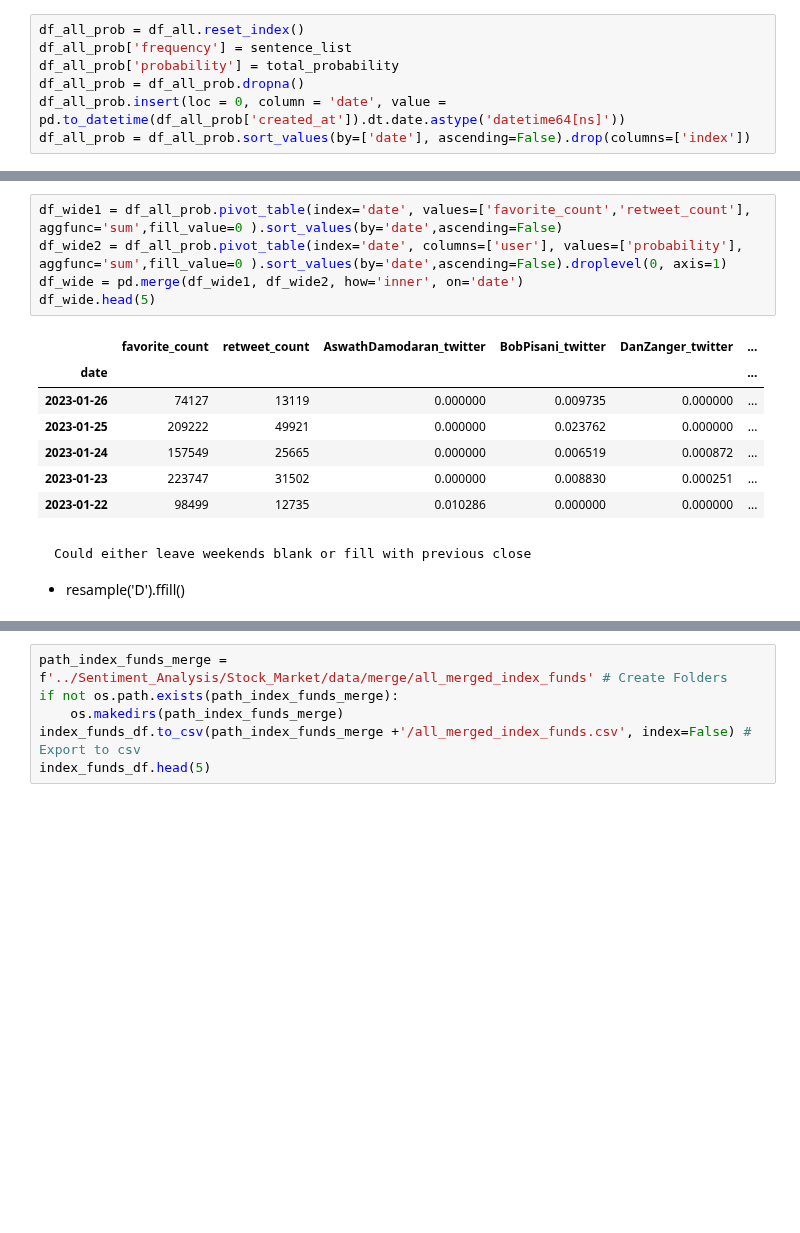
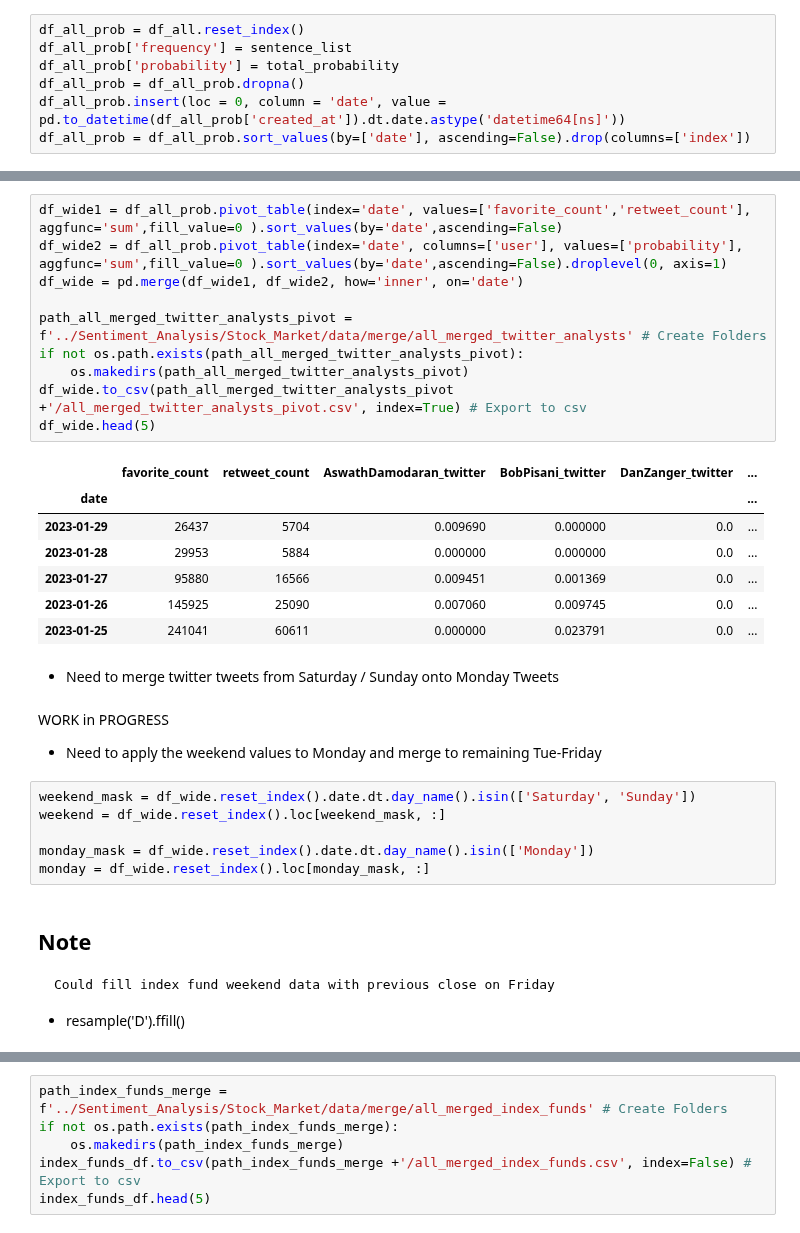
Before and after one commit to KeatonSpiller/Sentiment_Analysis, a Jupyter notebook: Stock_Market/notebooks/TwitterBot.ipynb, the cells around one changed output, grey strips where cells are left out. Drawn from its saved outputs; the diff is of its cells as text; blank space fills up the shorter version.

```diff
--- a/Stock_Market/notebooks/TwitterBot.ipynb
+++ b/Stock_Market/notebooks/TwitterBot.ipynb
@@ -216,18 +214,35 @@ df_all_prob.head(2)
 # %%
 df_wide1 = df_all_prob.pivot_table(index='date', values=['favorite_count','retweet_count'], aggfunc='sum',fill_value=0 ).sort_values(by='date',ascending=False)
 df_wide2 = df_all_prob.pivot_table(index='date', columns=['user'], values=['probability'], aggfunc='sum',fill_value=0 ).sort_values(by='date',ascending=False).droplevel(0, axis=1)
 df_wide = pd.merge(df_wide1, df_wide2, how='inner', on='date')
+
+path_all_merged_twitter_analysts_pivot = f'../Sentiment_Analysis/Stock_Market/data/merge/all_merged_twitter_analysts' # Create Folders
+if not os.path.exists(path_all_merged_twitter_analysts_pivot):
+    os.makedirs(path_all_merged_twitter_analysts_pivot)
+df_wide.to_csv(path_all_merged_twitter_analysts_pivot +'/all_merged_twitter_analysts_pivot.csv', index=True) # Export to csv
 df_wide.head(5)
 # %% [output]
 |  | favorite_count | retweet_count | AswathDamodaran_twitter | BobPisani_twitter | DanZanger_twitter | ... |
 | date |  |  |  |  |  | ... |
-| 2023-01-26 | 74127 | 13119 | 0.000000 | 0.009735 | 0.000000 | ... |
-| 2023-01-25 | 209222 | 49921 | 0.000000 | 0.023762 | 0.000000 | ... |
-| 2023-01-24 | 157549 | 25665 | 0.000000 | 0.006519 | 0.000872 | ... |
-| 2023-01-23 | 223747 | 31502 | 0.000000 | 0.008830 | 0.000251 | ... |
-| 2023-01-22 | 98499 | 12735 | 0.010286 | 0.000000 | 0.000000 | ... |
+| 2023-01-29 | 26437 | 5704 | 0.009690 | 0.000000 | 0.0 | ... |
+| 2023-01-28 | 29953 | 5884 | 0.000000 | 0.000000 | 0.0 | ... |
+| 2023-01-27 | 95880 | 16566 | 0.009451 | 0.001369 | 0.0 | ... |
+| 2023-01-26 | 145925 | 25090 | 0.007060 | 0.009745 | 0.0 | ... |
+| 2023-01-25 | 241041 | 60611 | 0.000000 | 0.023791 | 0.0 | ... |
+# %% [markdown]
+- Need to merge twitter tweets from Saturday / Sunday onto Monday Tweets
+# %% [markdown]
+WORK in PROGRESS
+- Need to apply the weekend values to Monday and merge to remaining Tue-Friday
+# %%
+weekend_mask = df_wide.reset_index().date.dt.day_name().isin(['Saturday', 'Sunday'])
+weekend = df_wide.reset_index().loc[weekend_mask, :]
+
+monday_mask = df_wide.reset_index().date.dt.day_name().isin(['Monday'])
+monday = df_wide.reset_index().loc[monday_mask, :]
 # %% [markdown]
-    Could either leave weekends blank or fill with previous close
+## Note
+    Could fill index fund weekend data with previous close on Friday
 - resample('D').ffill()
 # %%
 # downloding index fund's or stock tickers  #.resample('D').ffill()
```
Also changed, not shown: parts of 27 cells of this notebook.
